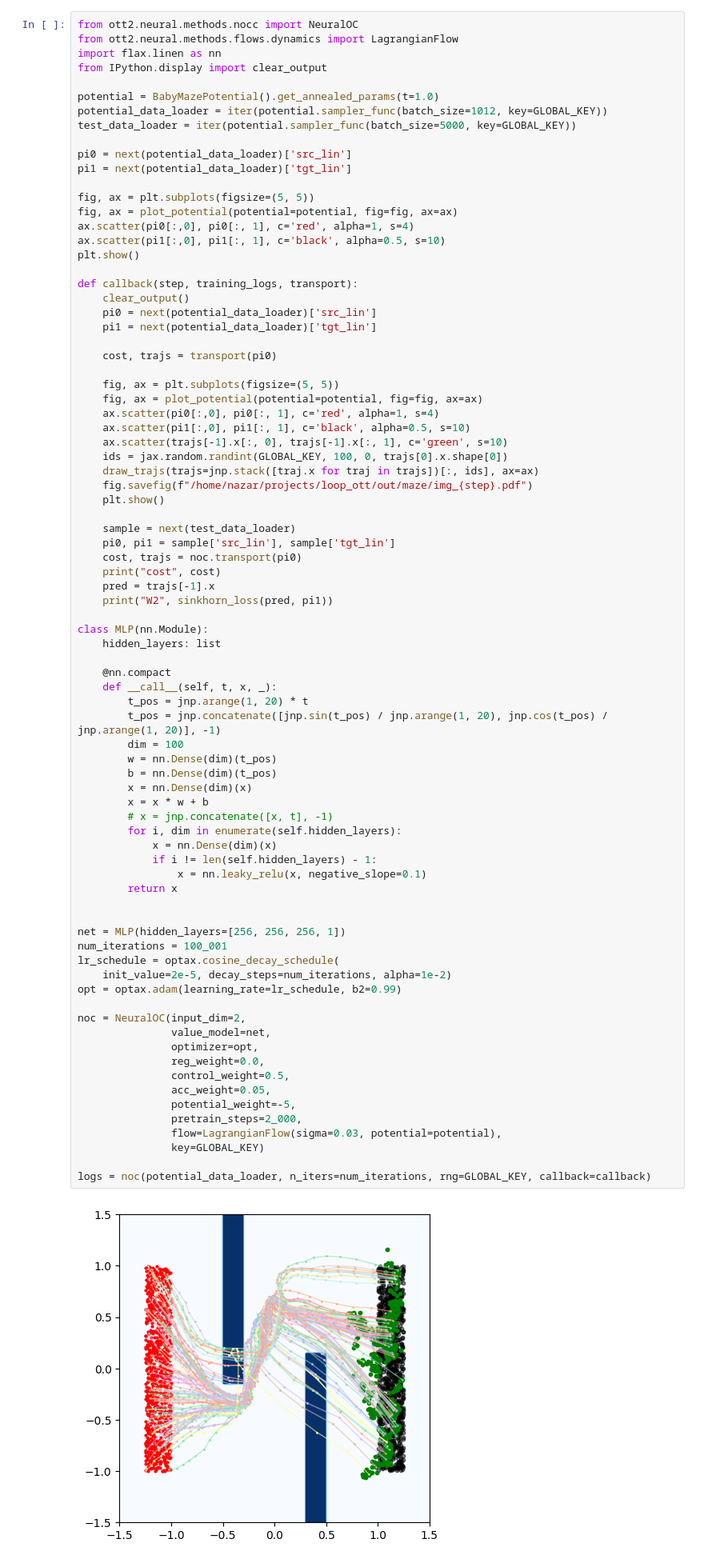
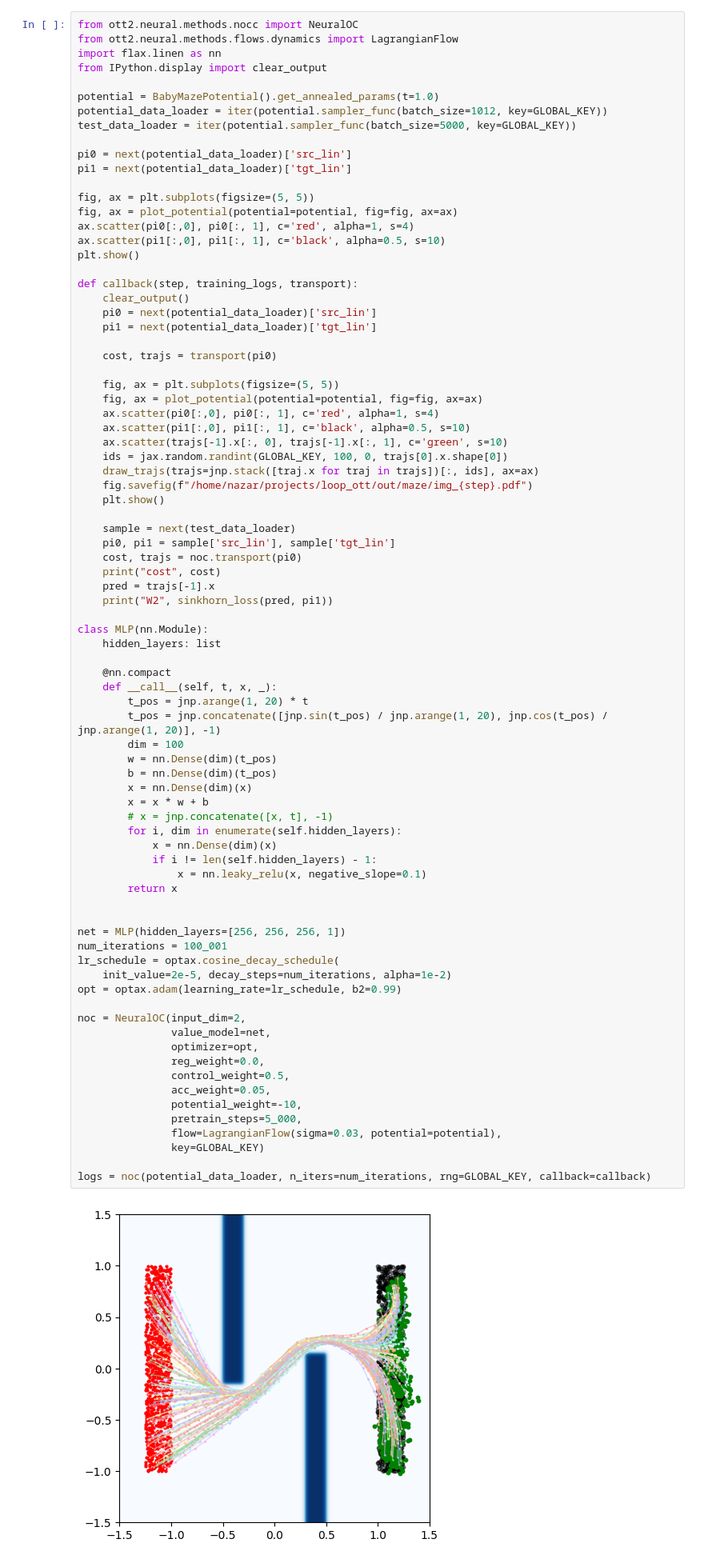
Before and after one commit to skylooop/ott, a Jupyter notebook: docs/tutorials/neural/500_NOCC.ipynb, the cells around one changed output. Shown at 80% size. Cells and saved outputs as stored; diff of their text form.

```diff
--- a/docs/tutorials/neural/500_NOCC.ipynb
+++ b/docs/tutorials/neural/500_NOCC.ipynb
@@ -608,33 +605,33 @@ class MLP(nn.Module):
         dim = 100
         w = nn.Dense(dim)(t_pos)
         b = nn.Dense(dim)(t_pos)
         x = nn.Dense(dim)(x)
         x = x * w + b
         # x = jnp.concatenate([x, t], -1)
         for i, dim in enumerate(self.hidden_layers):
             x = nn.Dense(dim)(x)
             if i != len(self.hidden_layers) - 1:
                 x = nn.leaky_relu(x, negative_slope=0.1)
         return x
 
 
 net = MLP(hidden_layers=[256, 256, 256, 1])
 num_iterations = 100_001
 lr_schedule = optax.cosine_decay_schedule(
     init_value=2e-5, decay_steps=num_iterations, alpha=1e-2)
 opt = optax.adam(learning_rate=lr_schedule, b2=0.99)
 
 noc = NeuralOC(input_dim=2,
                value_model=net,
                optimizer=opt,
                reg_weight=0.0,
                control_weight=0.5,
                acc_weight=0.05,
-               potential_weight=-5,
-               pretrain_steps=2_000,
+               potential_weight=-10,
+               pretrain_steps=5_000,
                flow=LagrangianFlow(sigma=0.03, potential=potential),
                key=GLOBAL_KEY)
 
 logs = noc(potential_data_loader, n_iters=num_iterations, rng=GLOBAL_KEY, callback=callback)
 # %% [output]
-[figure, old version]
+[figure, new version]
```
Also changed, not shown: parts of 3 cells of this notebook, 2 other files.
